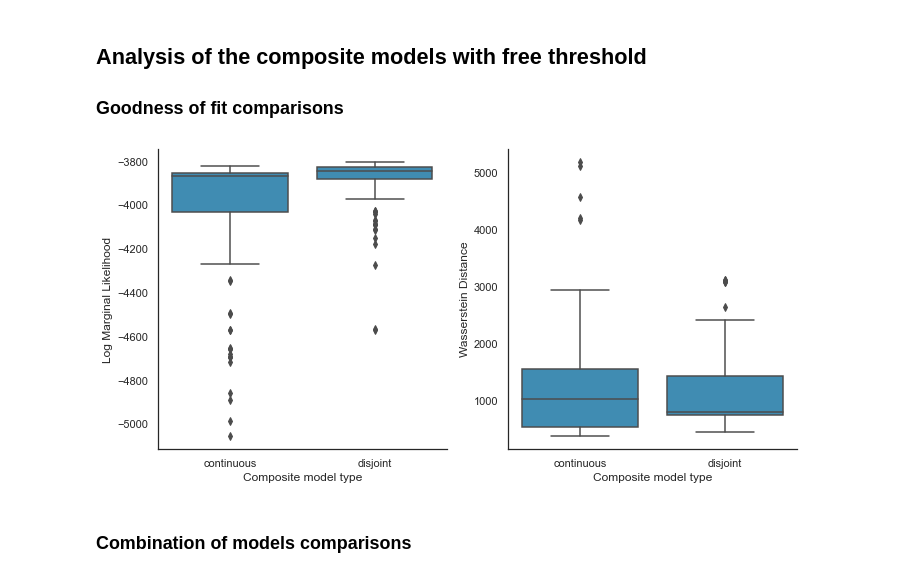
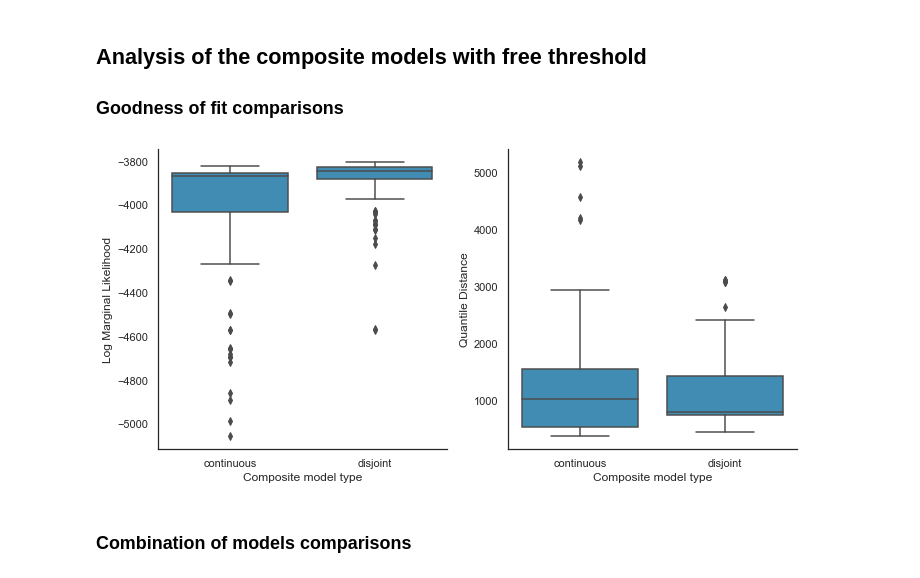
Before and after one commit to LaGauffre/SMCCompoMo, a Jupyter notebook: Notebooks/danish_fire_insurance.ipynb, the cells around one changed output. Cells and saved outputs as stored; diff of their text form; code cells hidden in the pictures.

```diff
--- a/Notebooks/danish_fire_insurance.ipynb
+++ b/Notebooks/danish_fire_insurance.ipynb
@@ -87,21 +87,21 @@ for loss_model in loss_models:
 # %%
 selec = np.logical_and(np.logical_and(loss_model_df["Type"].values != None, loss_model_df["threshold_estimation"].values == "simultaneous") , loss_model_df["Type"].values != "simple")
 sub_df = loss_model_df.iloc[selec].reset_index(drop=True)
 sns.set_theme(style="white")
 fig, axs = plt.subplots(1, 2, sharex=True, figsize=(10,5))
 g = sns.boxplot(ax = axs[0], x="Type", y="log_marg", data=loss_model_df.iloc[selec])
 g.set(xlabel="Composite model type", ylabel="Log Marginal Likelihood")
 for i,box in enumerate(g.artists):
     box.set_facecolor((0, 0.4, 0.6, 0.75))
 g = sns.boxplot(ax = axs[1], x="Type", y="Wass_dist", data=loss_model_df.iloc[selec])
-g.set(xlabel="Composite model type", ylabel="Wasserstein Distance")
+g.set(xlabel="Composite model type", ylabel="Quantile Distance")
 for i,box in enumerate(g.artists):
     box.set_facecolor((0, 0.4, 0.6, 0.75))
 fig.tight_layout()
 sns.despine()
 plt.savefig("../../SMCLoMo/Figures/boxplot_danish_log_marg_Wass_free_threshold.pdf")
 # %% [output]
-[figure, old version]
+[figure, new version]
 # %% [markdown]
 ### Combination of models comparisons
 # %%
```
Also changed, not shown: parts of 2 cells of this notebook, 20 other files.
